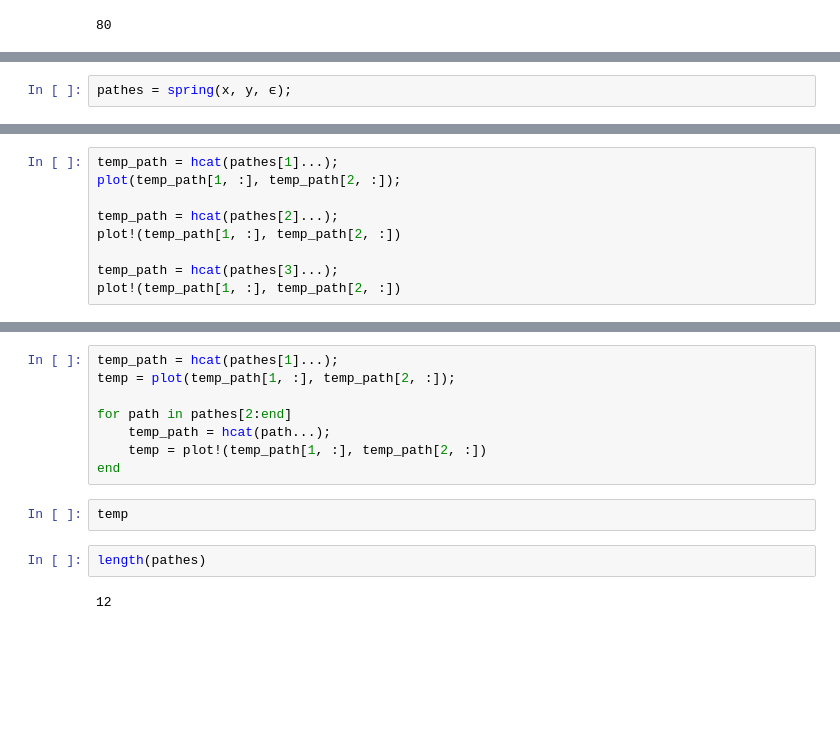
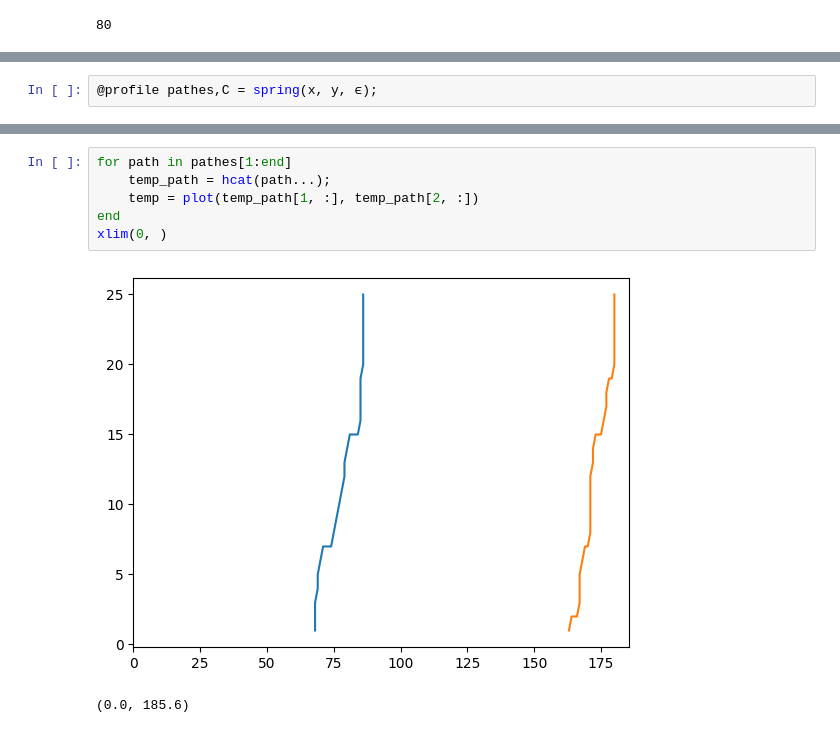
Before and after one commit to kskkwn/notebooks, a Jupyter notebook: spring_julia/Untitled.ipynb, the cells around one changed output, grey strips where cells are left out. Drawn from its saved outputs; the diff is of its cells as text; blank space fills up the shorter version.

```diff
--- a/spring_julia/Untitled.ipynb
+++ b/spring_julia/Untitled.ipynb
@@ -92,2 +92,2 @@ y = data[1000:4:end]
 # %%
-pathes = spring(x, y, ϵ);
+@profile pathes,C = spring(x, y, ϵ);
@@ -99,9 +93,0 @@ Plots.GRBackend()
-# %%
-temp_path = hcat(pathes[1]...);
-plot(temp_path[1, :], temp_path[2, :]);
-
-temp_path = hcat(pathes[2]...);
-plot!(temp_path[1, :], temp_path[2, :])
-
-temp_path = hcat(pathes[3]...);
-plot!(temp_path[1, :], temp_path[2, :])
@@ -108,14 +120,9 @@ plot!(temp_path[1, :], temp_path[2, :])
 # %%
-temp_path = hcat(pathes[1]...);
-temp = plot(temp_path[1, :], temp_path[2, :]);
-
-for path in pathes[2:end]
+for path in pathes[1:end]
     temp_path = hcat(path...);
-    temp = plot!(temp_path[1, :], temp_path[2, :])
+    temp = plot(temp_path[1, :], temp_path[2, :])
 end
+xlim(0, )
+# %% [output]
+[figure, added]
+(0.0, 185.6)
-# %%
-temp
-# %%
-length(pathes)
-# %% [output]
-12
```
Also changed, not shown: parts of 6 cells of this notebook, 3 other files.
